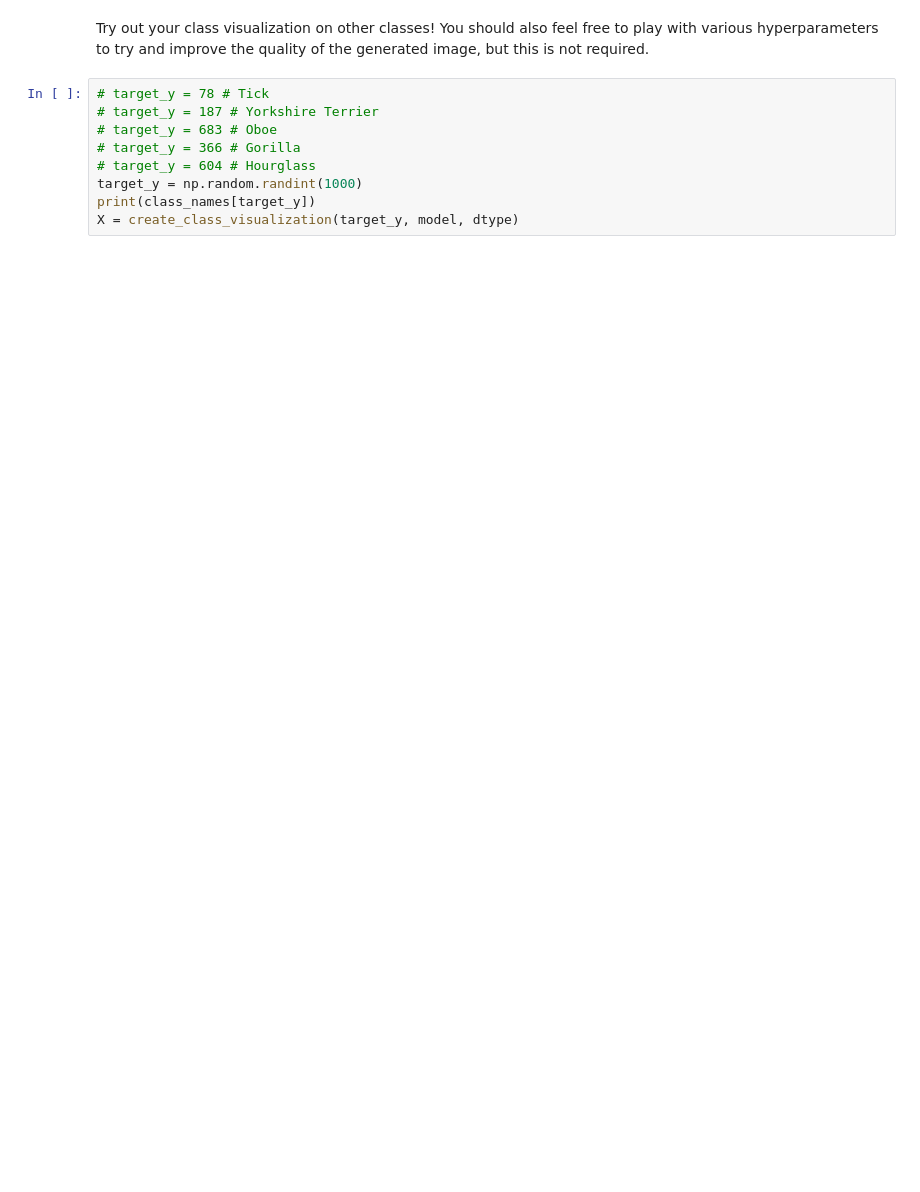
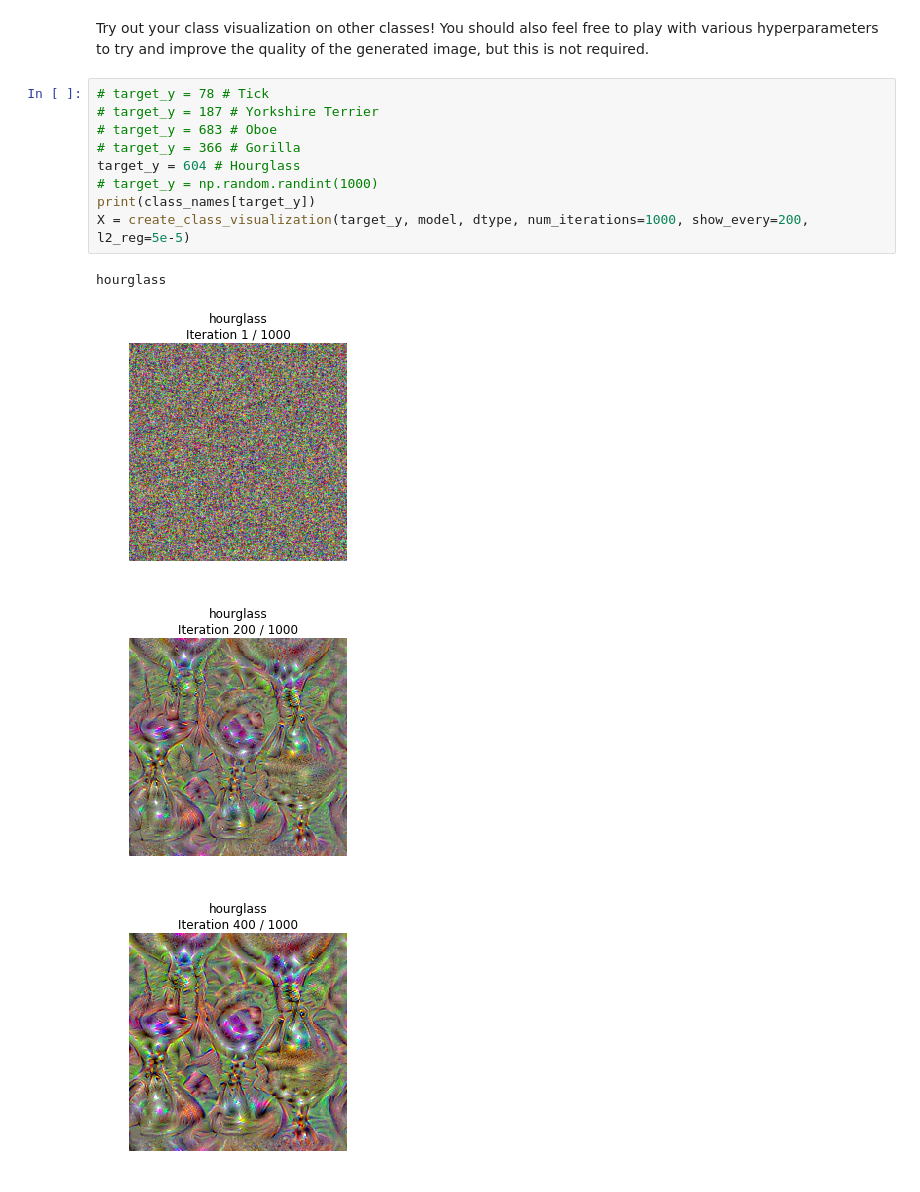
Before and after one commit to shakhrayv/cs231n-Solutions, a Jupyter notebook: assignment3/NetworkVisualization-PyTorch.ipynb, the cells around one changed output. Cells and saved outputs as stored; diff of their text form; blank space fills up the shorter version.

```diff
--- a/assignment3/NetworkVisualization-PyTorch.ipynb
+++ b/assignment3/NetworkVisualization-PyTorch.ipynb
@@ -409,9 +485,14 @@ Try out your class visualization on other classes! You should also feel free to
 # %%
 # target_y = 78 # Tick
 # target_y = 187 # Yorkshire Terrier
 # target_y = 683 # Oboe
 # target_y = 366 # Gorilla
-# target_y = 604 # Hourglass
-target_y = np.random.randint(1000)
+target_y = 604 # Hourglass
+# target_y = np.random.randint(1000)
 print(class_names[target_y])
-X = create_class_visualization(target_y, model, dtype)
+X = create_class_visualization(target_y, model, dtype, num_iterations=1000, show_every=200, l2_reg=5e-5)
+# %% [output]
+hourglass
+[figure, added]
+[figure, added]
+[figure, added]
```
Also changed, not shown: parts of 13 cells of this notebook.
